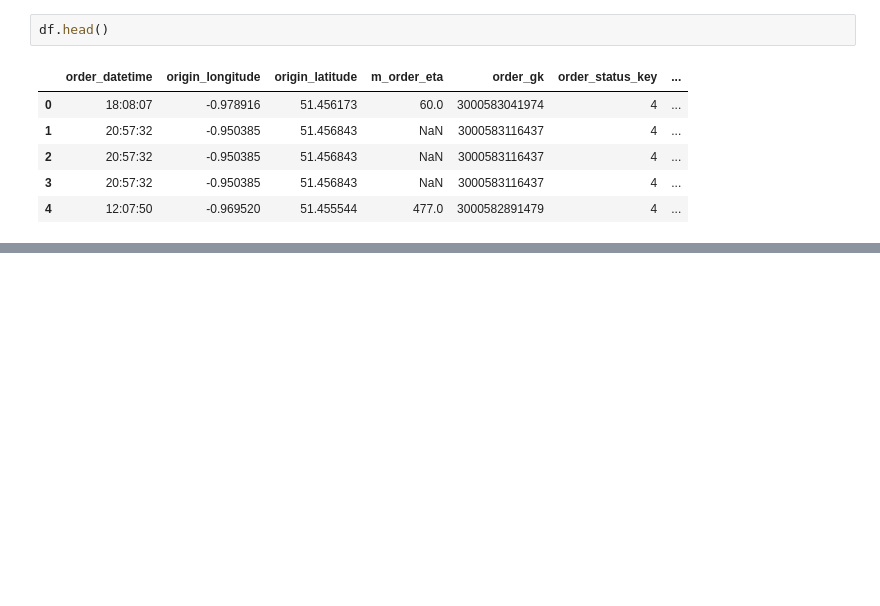
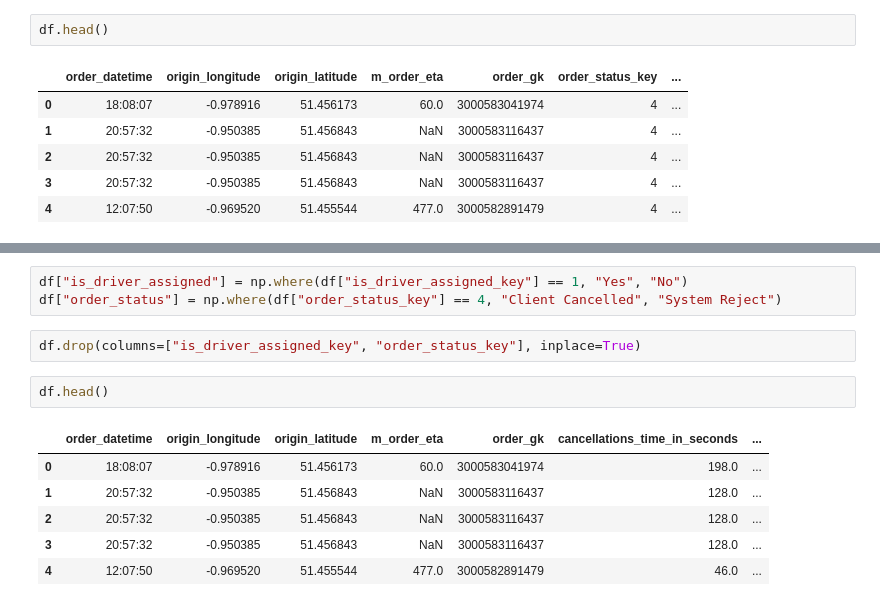
Before and after one commit to ethanaire/Analysing-Gett-Failed-Orders-data-in-Python, a Jupyter notebook: failed_orders_analytics.ipynb, the cells around one changed output, grey strips where cells are left out. Drawn from its saved outputs; the diff is of its cells as text; blank space fills up the shorter version.

```diff
--- a/failed_orders_analytics.ipynb
+++ b/failed_orders_analytics.ipynb
@@ -99,0 +106,14 @@ df.head()
+# %%
+df["is_driver_assigned"] = np.where(df["is_driver_assigned_key"] == 1, "Yes", "No")
+df["order_status"] = np.where(df["order_status_key"] == 4, "Client Cancelled", "System Reject")
+# %%
+df.drop(columns=["is_driver_assigned_key", "order_status_key"], inplace=True)
+# %%
+df.head()
+# %% [output]
+|  | order_datetime | origin_longitude | origin_latitude | m_order_eta | order_gk | cancellations_time_in_seconds | ... |
+| 0 | 18:08:07 | -0.978916 | 51.456173 | 60.0 | 3000583041974 | 198.0 | ... |
+| 1 | 20:57:32 | -0.950385 | 51.456843 | NaN | 3000583116437 | 128.0 | ... |
+| 2 | 20:57:32 | -0.950385 | 51.456843 | NaN | 3000583116437 | 128.0 | ... |
+| 3 | 20:57:32 | -0.950385 | 51.456843 | NaN | 3000583116437 | 128.0 | ... |
+| 4 | 12:07:50 | -0.969520 | 51.455544 | 477.0 | 3000582891479 | 46.0 | ... |
```
Also changed, not shown: parts of 17 cells of this notebook.
